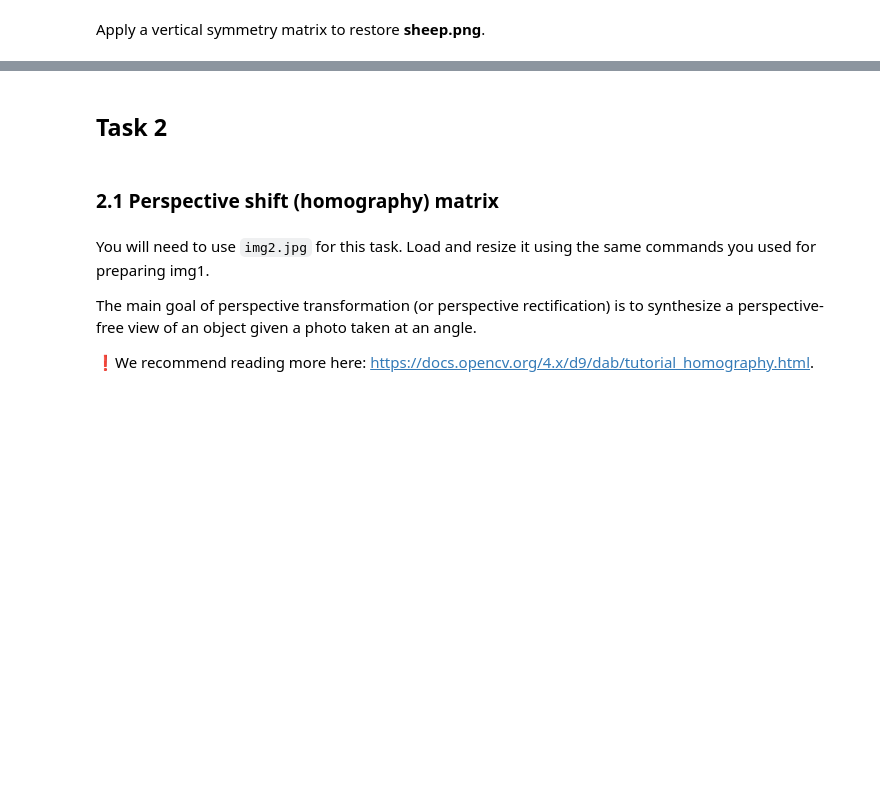
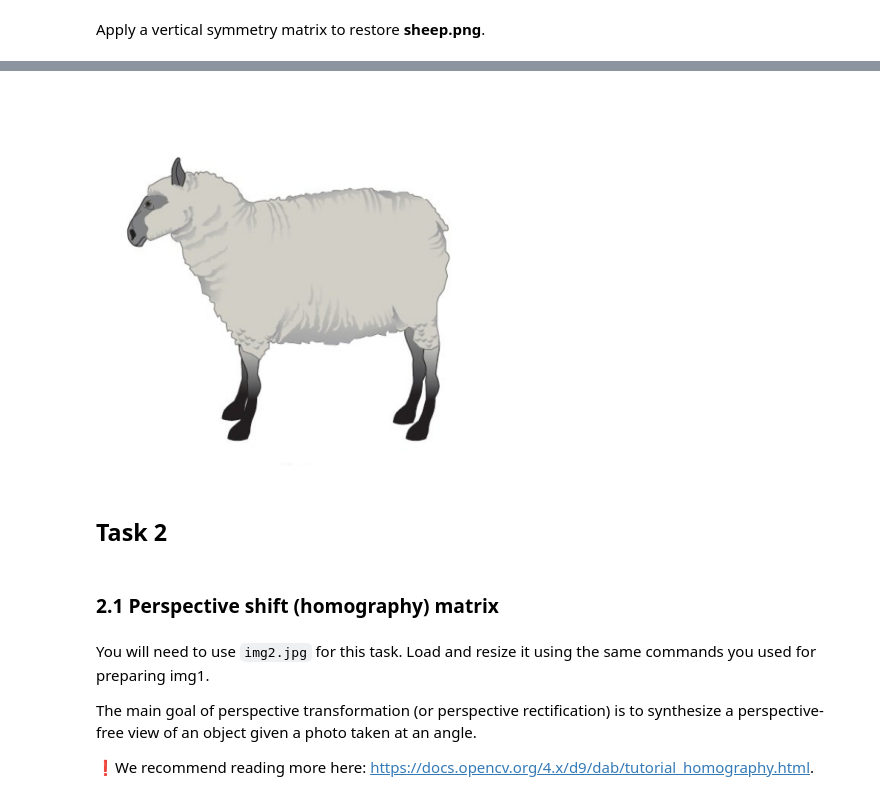
Before and after one commit to Shopska/LA_Lab_1, a Jupyter notebook: LA_Lab_1_template_2026.ipynb, the cells around one changed output, grey strips where cells are left out. Saved outputs shown, nothing was run; the diff lists cells and outputs as text; code cells hidden in the pictures; blank space fills up the shorter version.

```diff
--- a/LA_Lab_1_template_2026.ipynb
+++ b/LA_Lab_1_template_2026.ipynb
@@ -641,18 +696,20 @@ plt.show()
 # %%
 ##### YOUR CODE STARTS #####
 h, w = mirrored_img.shape[:2]
 
 M_mirror_affine = np.array([
     [-1, 0, w - 1],
     [ 0, 1, 0    ]
 ], dtype=np.float32)
 
 restored_img = cv.warpAffine(mirrored_img, M_mirror_affine, (w, h),
-                              flags=cv.INTER_LINEAR, borderMode=cv.BORDER_CONSTANT)
+                              flags=cv.INTER_LINEAR, borderMode=cv.BORDER_REPLICATE)
 ##### YOUR CODE ENDS #####
 plt.imshow(cv.cvtColor(restored_img, cv.COLOR_BGR2RGB))
 plt.axis('off')
 plt.show()
+# %% [output]
+[figure, added]
 # %% [markdown]
 ## Task 2
 # %% [markdown]
```
Also changed, not shown: parts of 29 cells of this notebook.
